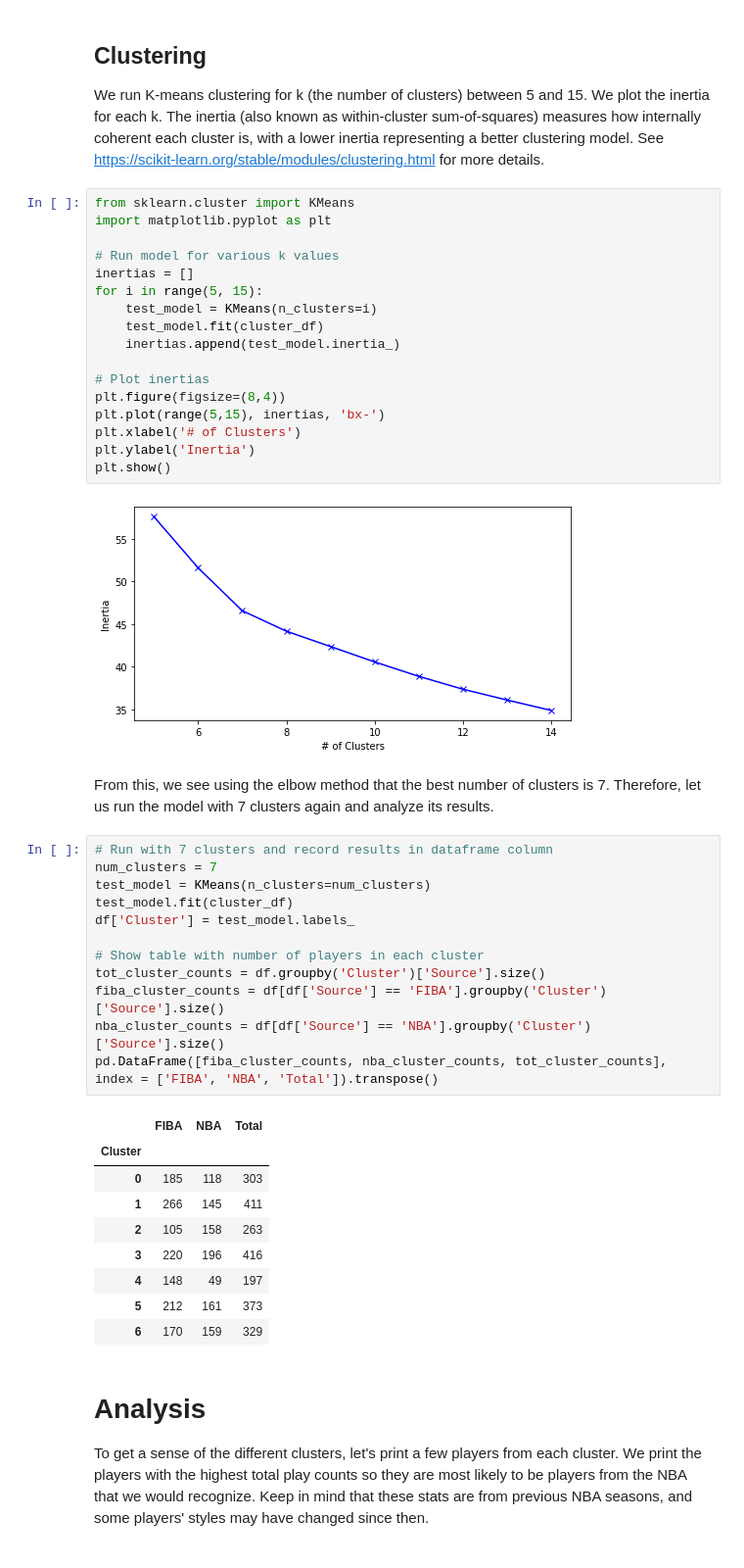
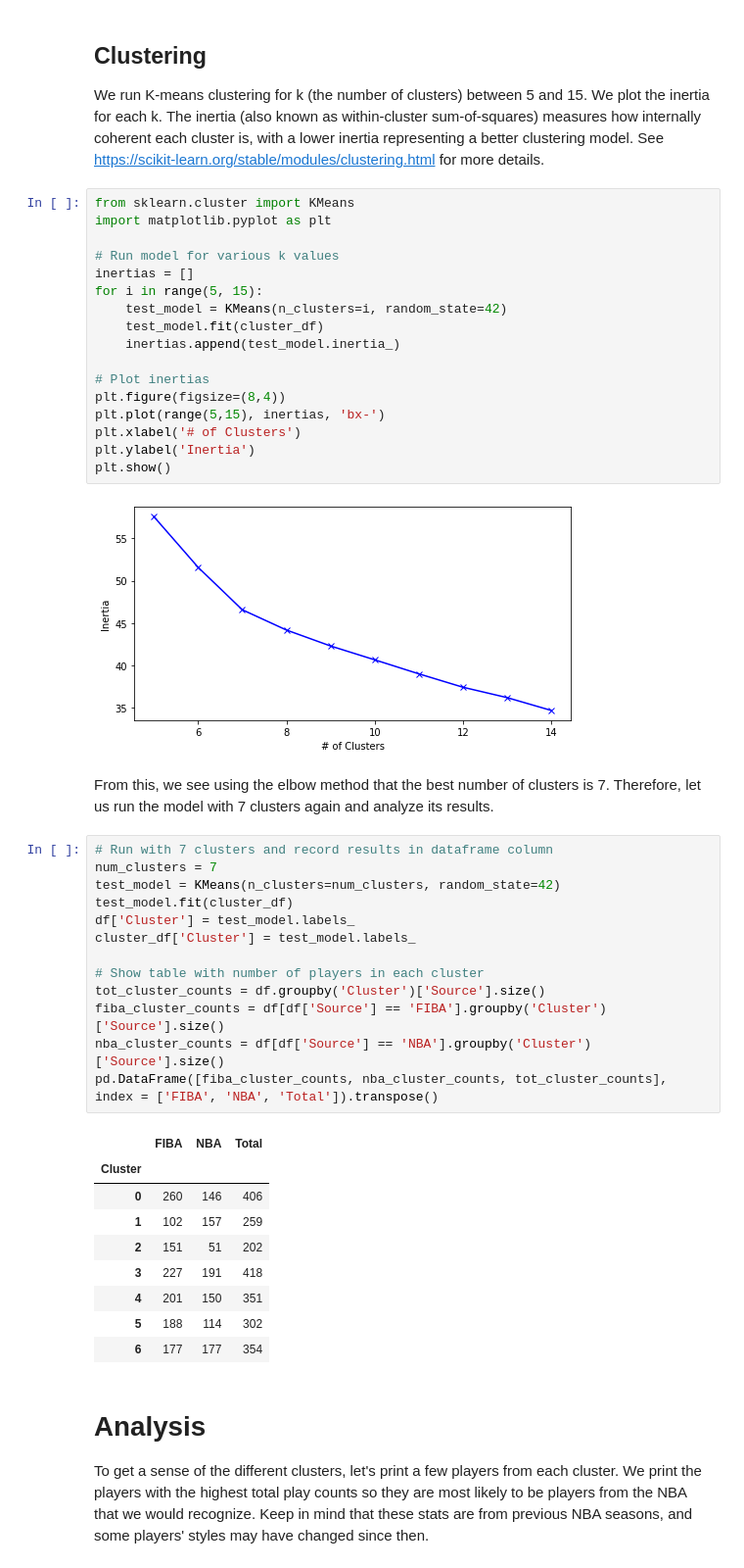
Before and after one commit to arifaulakh/FIBA_Player_Styles, a Jupyter notebook: Clustering_FIBA_NBA.ipynb, the cells around one changed output. Shown: that part at 98% size. Saved outputs shown, nothing was run; the diff lists cells and outputs as text.

```diff
--- a/Clustering_FIBA_NBA.ipynb
+++ b/Clustering_FIBA_NBA.ipynb
@@ -68,7 +70,7 @@ import matplotlib.pyplot as plt
 # Run model for various k values
 inertias = []
 for i in range(5, 15):
-    test_model = KMeans(n_clusters=i)
+    test_model = KMeans(n_clusters=i, random_state=42)
     test_model.fit(cluster_df)
     inertias.append(test_model.inertia_)
 
@@ -85,25 +87,26 @@ From this, we see using the elbow method that the best number of clusters is 7.
 # %%
 # Run with 7 clusters and record results in dataframe column
 num_clusters = 7
-test_model = KMeans(n_clusters=num_clusters)
+test_model = KMeans(n_clusters=num_clusters, random_state=42)
 test_model.fit(cluster_df)
 df['Cluster'] = test_model.labels_
+cluster_df['Cluster'] = test_model.labels_
 
 # Show table with number of players in each cluster
 tot_cluster_counts = df.groupby('Cluster')['Source'].size()
 fiba_cluster_counts = df[df['Source'] == 'FIBA'].groupby('Cluster')['Source'].size()
 nba_cluster_counts = df[df['Source'] == 'NBA'].groupby('Cluster')['Source'].size()
 pd.DataFrame([fiba_cluster_counts, nba_cluster_counts, tot_cluster_counts], index = ['FIBA', 'NBA', 'Total']).transpose()
 # %% [output]
 |  | FIBA | NBA | Total |
 | Cluster |  |  |  |
-| 0 | 185 | 118 | 303 |
-| 1 | 266 | 145 | 411 |
-| 2 | 105 | 158 | 263 |
-| 3 | 220 | 196 | 416 |
-| 4 | 148 | 49 | 197 |
-| 5 | 212 | 161 | 373 |
-| 6 | 170 | 159 | 329 |
+| 0 | 260 | 146 | 406 |
+| 1 | 102 | 157 | 259 |
+| 2 | 151 | 51 | 202 |
+| 3 | 227 | 191 | 418 |
+| 4 | 201 | 150 | 351 |
+| 5 | 188 | 114 | 302 |
+| 6 | 177 | 177 | 354 |
 # %% [markdown]
 # Analysis
 
```
Also changed, not shown: parts of 9 cells of this notebook.
